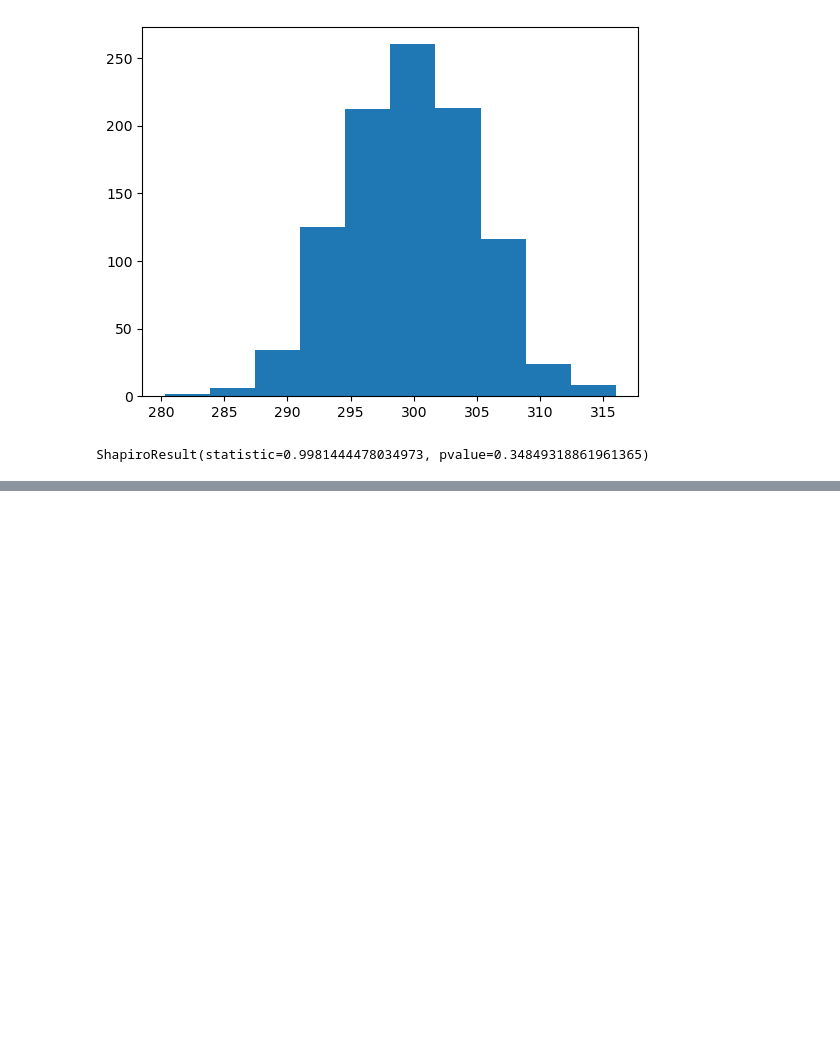
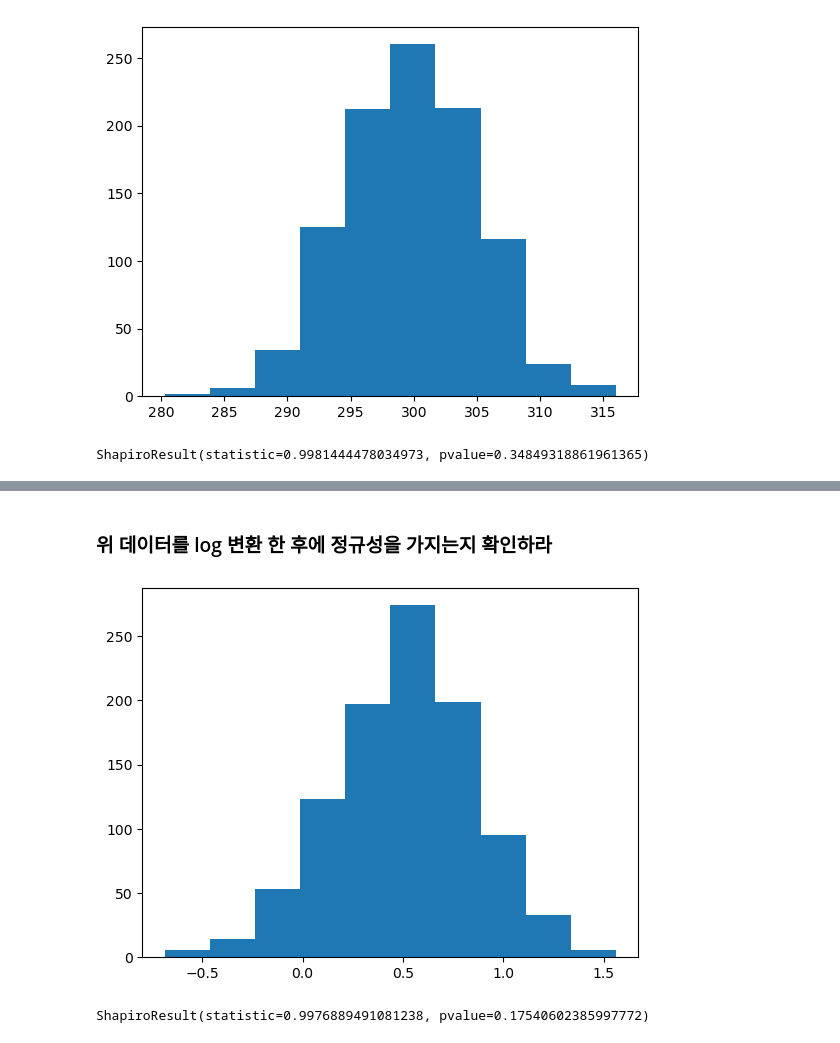
Before and after one commit to applesatang/my, a Jupyter notebook: pandas/3q.ipynb, the cells around one changed output, grey strips where cells are left out. Saved outputs shown, nothing was run; the diff lists cells and outputs as text; code cells hidden in the pictures; blank space fills up the shorter version.

```diff
--- a/pandas/3q.ipynb
+++ b/pandas/3q.ipynb
@@ -18,0 +34,19 @@ ShapiroResult(statistic=0.9981444478034973, pvalue=0.34849318861961365)
+# %% [markdown]
+### 위 데이터를 log 변환 한 후에 정규성을 가지는지 확인하라
+# %%
+import numpy as np
+import matplotlib.pyplot as plt
+import pandas as pd
+df = pd.read_csv('https://raw.githubusercontent.com/Datamanim/datarepo/main/scipy/normal3.csv')
+log_y_data = np.log1p(df)
+
+plt.hist(log_y_data)
+plt.show()
+# %% [output]
+[figure, added]
+# %%
+from scipy.stats import shapiro
+print(shapiro(log_y_data))
+#데이터는 정규성을 가진다
+# %% [output]
+ShapiroResult(statistic=0.9976889491081238, pvalue=0.17540602385997772)
```
Also changed, not shown: parts of 8 cells of this notebook, 2 other files.
